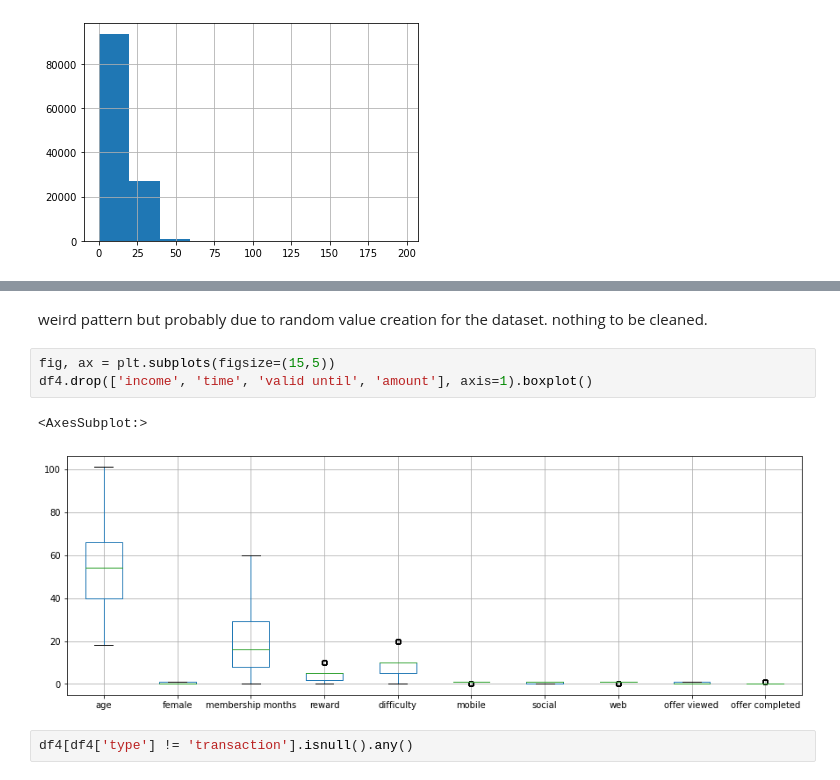
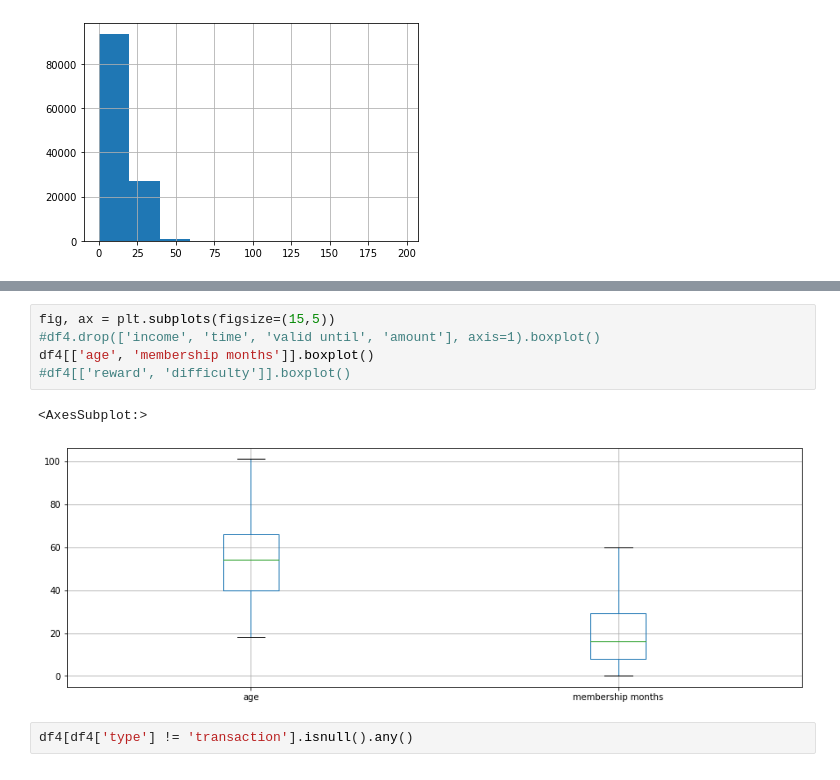
Before and after one commit to pschropp/Udacity_DataScience_Capstone_Starbucks, a Jupyter notebook: source/Starbucks_Capstone.ipynb, the cells around one changed output, grey strips where cells are left out. Drawn from its saved outputs; the diff is of its cells as text.

```diff
--- a/source/Starbucks_Capstone.ipynb
+++ b/source/Starbucks_Capstone.ipynb
@@ -718,11 +742,11 @@ plt.scatter(profile['age'], profile['income'])
-# %% [markdown]
-weird pattern but probably due to random value creation for the dataset. nothing to be cleaned.
 # %%
 fig, ax = plt.subplots(figsize=(15,5))
-df4.drop(['income', 'time', 'valid until', 'amount'], axis=1).boxplot()
+#df4.drop(['income', 'time', 'valid until', 'amount'], axis=1).boxplot()
+df4[['age', 'membership months']].boxplot()
+#df4[['reward', 'difficulty']].boxplot()
 # %% [output]
 <AxesSubplot:>
-[figure, old version]
+[figure, new version]
 # %%
 df4[df4['type'] != 'transaction'].isnull().any()
 # %% [output]
```
Also changed, not shown: parts of 28 cells of this notebook.
